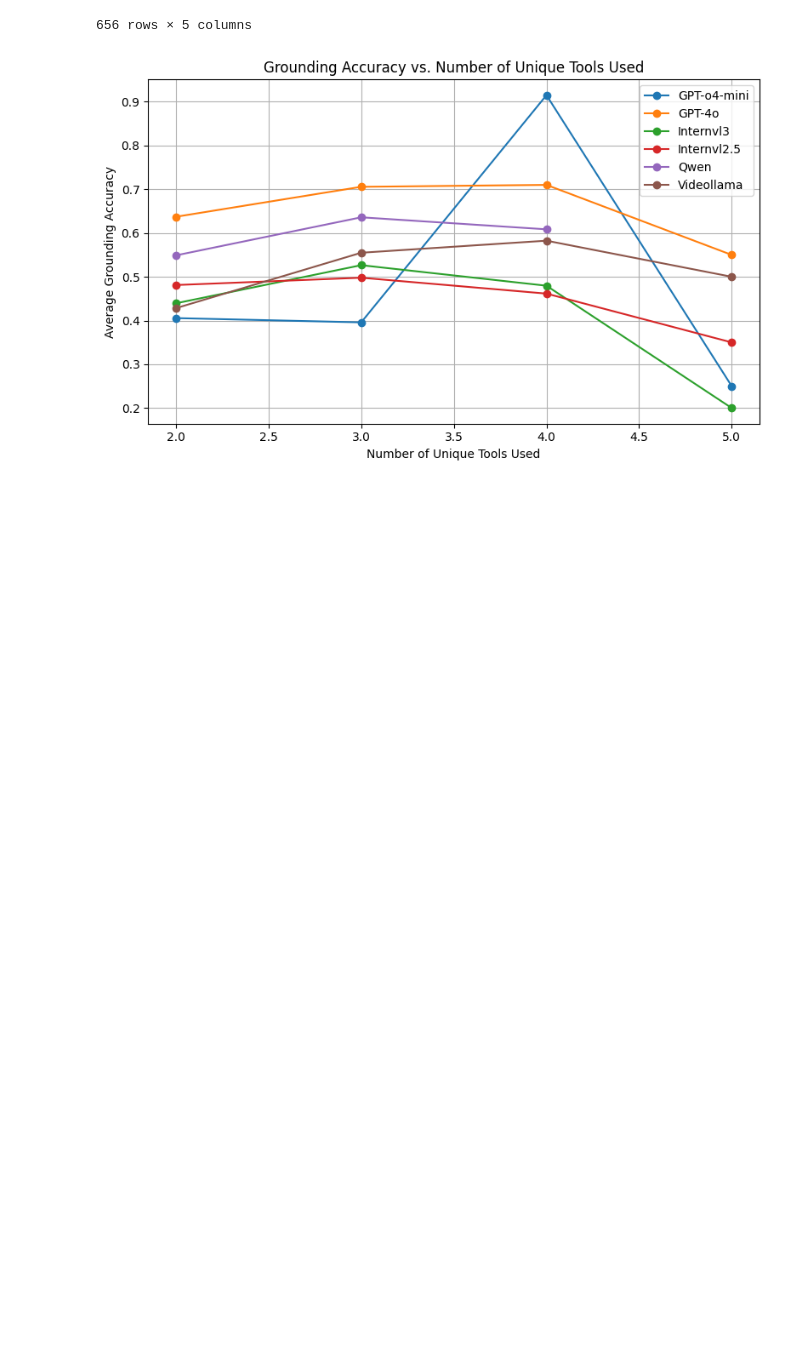
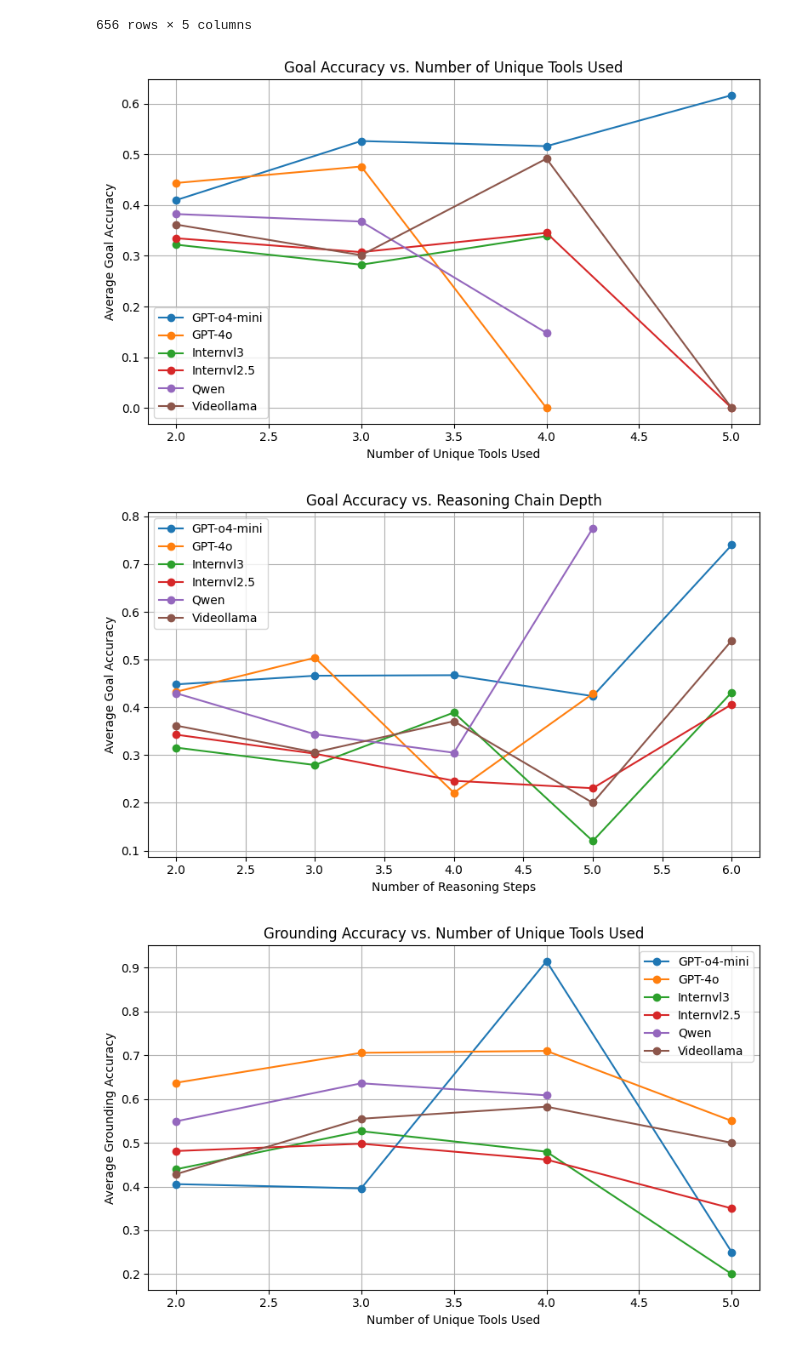
Before and after one commit to mbzuai-oryx/Agent-X, a Jupyter notebook: analysis/metrics.ipynb, the cells around one changed output. Cells and saved outputs as stored; diff of their text form; code cells hidden in the pictures; blank space fills up the shorter version.

```diff
--- a/analysis/metrics.ipynb
+++ b/analysis/metrics.ipynb
@@ -802,3 +879,19 @@ extract_tool_usage_summary("internvl3_results_final.json")
+# %%
+models = [
+    ("GPT-o4-mini", "o4_mini_results_final.csv", "o4_g_star.csv"),
+    ("GPT-4o", "gpt4o_results_final.csv", "gpt4o_g_star.csv"),
+    ("Internvl3", "internvl3_results_final.csv", "internvl3_g_star.csv"),
+    ("Internvl2.5", "internvl2_5_results_final.csv", "internvl2_5_g_star.csv"),
+    ("Qwen", "qwen2_5_results_final.csv", "qwen2_5_g_star.csv"),
+    ("Videollama", "videollama3_results_final 2.csv", "videollama_g_star.csv"),
+    #("Gemini-2.5", "gemini25_results_final.csv", "gemini25_g_star.csv"),
+    #("Gemini-1.5", "gemini_results_final.csv", "gemini_g_star.csv")
+]
+
+compare_models_goal_accuracy_trends(models, min_tools=2, max_tools=5, min_steps=2, max_steps=6)
+# %% [output]
+[figure, added]
+[figure, added]
 # %%
 import pandas as pd
 import matplotlib.pyplot as plt
```
Also changed, not shown: parts of 10 cells of this notebook.
